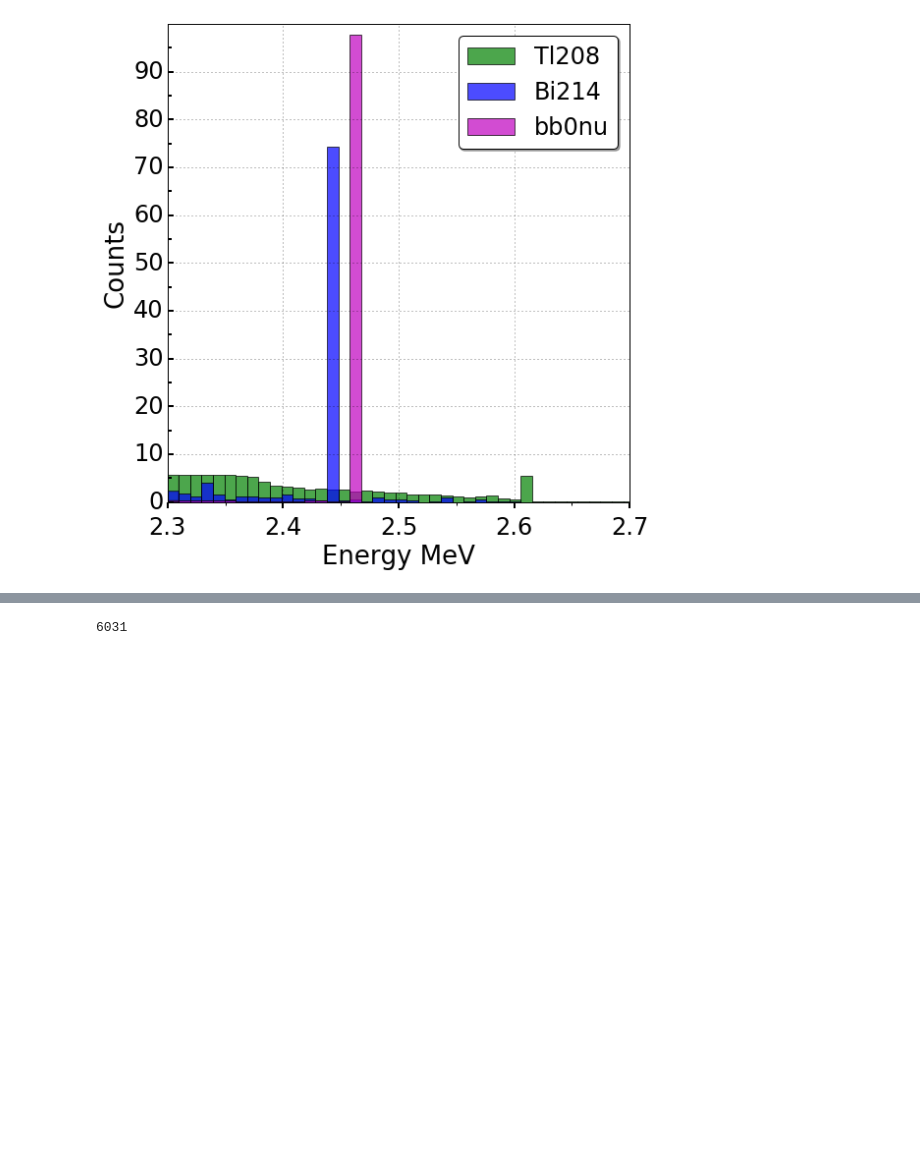
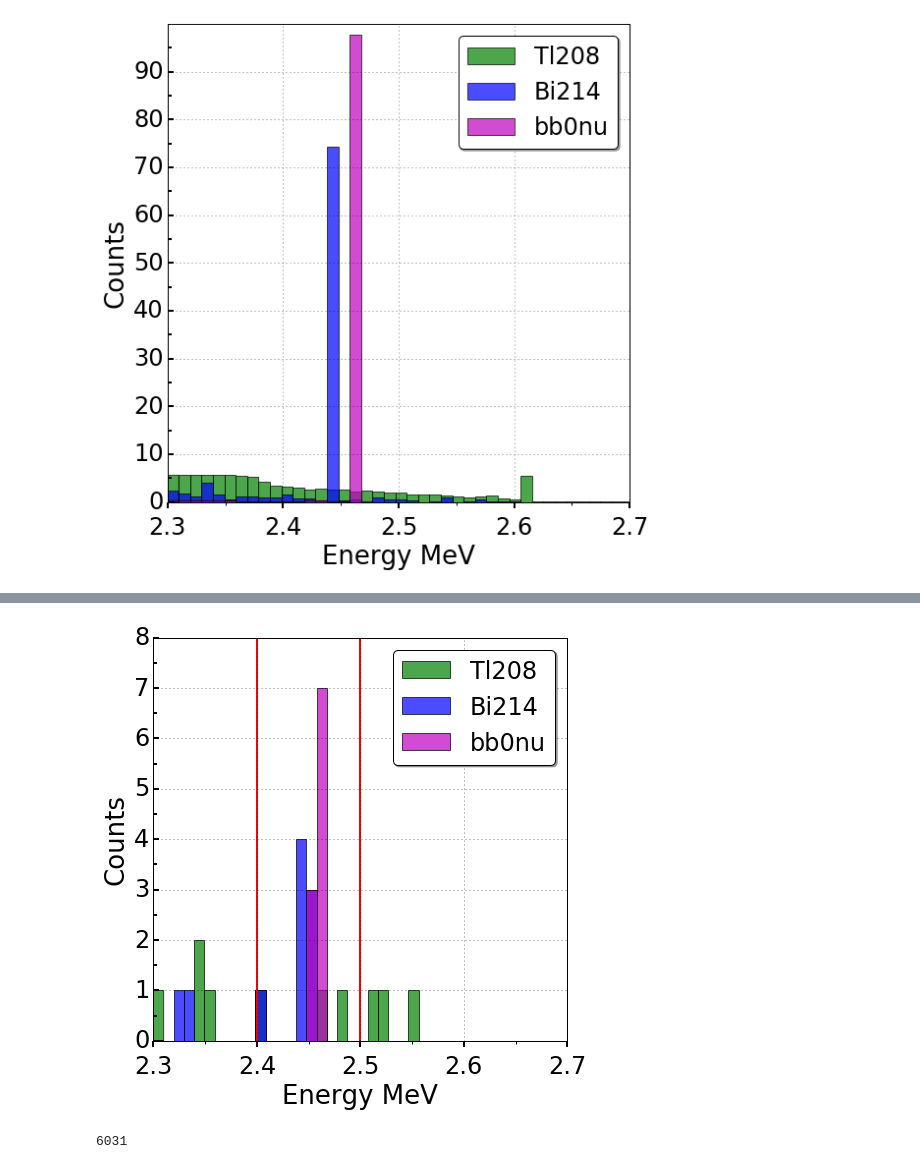
Before and after one commit to AustinMcDonald/Python, a Jupyter notebook: nexus valadation/Next-100-background.ipynb, the cells around one changed output, grey strips where cells are left out. Drawn from its saved outputs; the diff is of its cells as text; code cells hidden in the pictures; blank space fills up the shorter version.

```diff
--- a/nexus valadation/Next-100-background.ipynb
+++ b/nexus valadation/Next-100-background.ipynb
@@ -140,3 +151,49 @@ plt.show()
+# %%
+rr = np.random.randint(0,len(TlS), size=10)
+TLSR =TlS[rr]
+rr = np.random.randint(0,len(BiS), size=10)
+BISR = BiS[rr]
+rr = np.random.randint(0,len(bbS), size=10)
+BBSR = bbS[rr]
+# %%
+fig, ax = plt.subplots(figsize=(7,7))
+#plt.hist(Tl,bins=Bins,normed=True,alpha=0.7,label='Tl208')
+#plt.hist(Bi,bins=Bins,normed=True,alpha=0.7,label='Bi214')
+#plt.hist(bb,bins=Bins,normed=True,alpha=0.7,label='bb0nu')
+plt.hist(TLSR,bins=Bins,alpha=0.7,label='Tl208',color='g')
+plt.hist(BISR,bins=Bins,alpha=0.7,label='Bi214',color='b')
+plt.hist(BBSR,bins=Bins,alpha=0.7,label='bb0nu',color='m')
+
+plt.ylabel("Counts",fontsize=26)
+plt.xlabel("Energy MeV",fontsize=26)
+plt.tick_params('both', length=10, width=2, which='major')
+plt.tick_params('both', length=5, width=1, which='minor')
+xmajor_ticks = np.arange(2.3, 2.7, 0.1)
+xminor_ticks = np.arange(2.3, 2.7, 0.05)
+ymajor_ticks = np.arange(0, 10, 1)
+yminor_ticks = np.arange(0, 10,0.5 )
+ax.tick_params(axis = 'x', which = 'major', direction='out',width=2,length=6,top="off",right='off')
+ax.tick_params(axis = 'x', which = 'minor', direction='out',width=1,length=3,top="off",right='off')
+ax.tick_params(axis = 'y', which = 'major', direction='in',width=2,length=6,top="off",right='off')
+ax.tick_params(axis = 'y', which = 'minor', direction='in',width=2,length=4,top="off",right='off')
+ax.set_xticks(xmajor_ticks)
+ax.set_xticks(xminor_ticks, minor = True)
+ax.set_yticks(ymajor_ticks)
+ax.set_yticks(yminor_ticks, minor = True)
+plt.xticks(fontsize=24)
+plt.yticks(fontsize=24)
+plt.legend(loc='upper right',fontsize=24,shadow=True, fancybox=True)
+plt.xlim(2.3,2.7)
+plt.ylim(0,8)
+plt.grid(True)
+plt.axvline(2.4,color='r',linewidth=2)
+plt.axvline(2.5,color='r',linewidth=2)
+plt.tight_layout()
+
+#plt.savefig('/Users/austinmcdonald/Desktop/energySmeared.pdf')
+plt.show()
+# %% [output]
+[figure, added]
 # %%
 TT = TlS[TlS>2.4]
 TTT = TT[TT<2.5]
```
Also changed, not shown: parts of 7 cells of this notebook, 8 other files.
